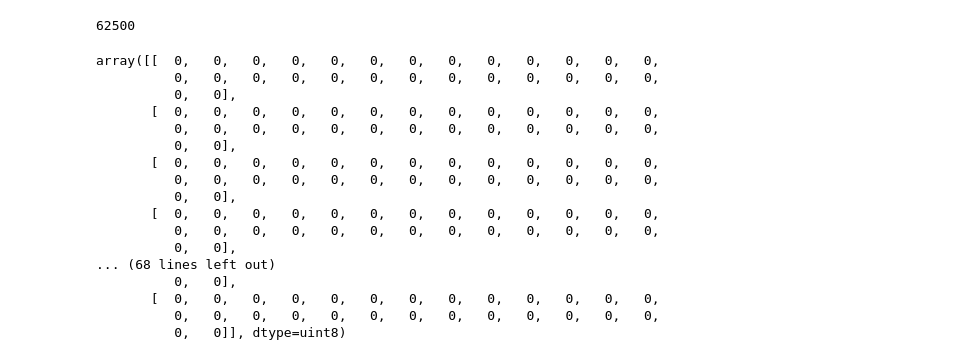
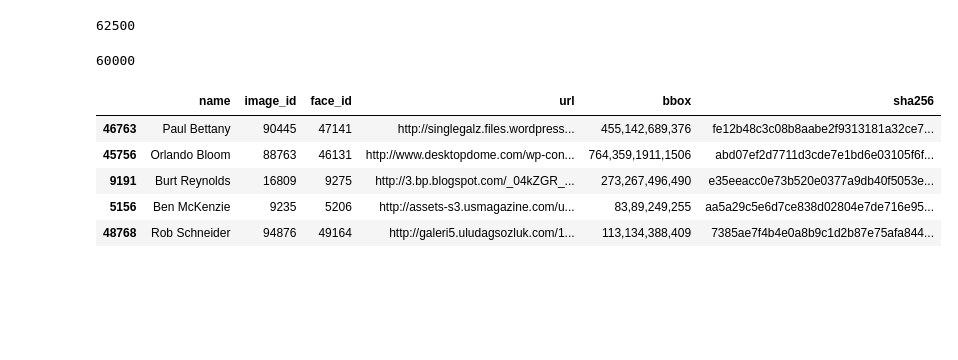
Before and after one commit to JSitter/Basic-Text-GAN, a Jupyter notebook: notebooks/Face GAN.ipynb, the cells around one changed output. Drawn from its saved outputs; the diff is of its cells as text; code cells hidden in the pictures; blank space fills up the shorter version.

```diff
--- a/notebooks/Face GAN.ipynb
+++ b/notebooks/Face GAN.ipynb
@@ -98,20 +171,18 @@ from keras.datasets import mnist
+# %%
+reX_train[0]
+reX_train.shape[0]
+# %% [output]
+60000
+# %%
+# Prepare Dataset
+
+X_train, X_test, y_train, y_test = train_test_split(df, df[['face_id']], test_size=0.33)
 # %%
-X_train[0]
+X_train.head()
 # %% [output]
-array([[  0,   0,   0,   0,   0,   0,   0,   0,   0,   0,   0,   0,   0,
-          0,   0,   0,   0,   0,   0,   0,   0,   0,   0,   0,   0,   0,
-          0,   0],
-       [  0,   0,   0,   0,   0,   0,   0,   0,   0,   0,   0,   0,   0,
-          0,   0,   0,   0,   0,   0,   0,   0,   0,   0,   0,   0,   0,
-          0,   0],
-       [  0,   0,   0,   0,   0,   0,   0,   0,   0,   0,   0,   0,   0,
-          0,   0,   0,   0,   0,   0,   0,   0,   0,   0,   0,   0,   0,
-          0,   0],
-       [  0,   0,   0,   0,   0,   0,   0,   0,   0,   0,   0,   0,   0,
-          0,   0,   0,   0,   0,   0,   0,   0,   0,   0,   0,   0,   0,
-          0,   0],
-... (68 lines left out)
-          0,   0],
-       [  0,   0,   0,   0,   0,   0,   0,   0,   0,   0,   0,   0,   0,
-          0,   0,   0,   0,   0,   0,   0,   0,   0,   0,   0,   0,   0,
-          0,   0]], dtype=uint8)
+|  | name | image_id | face_id | url | bbox | sha256 |
+| 46763 | Paul Bettany | 90445 | 47141 | http://singlegalz.files.wordpress... | 455,142,689,376 | fe12b48c3c08b8aabe2f9313181a32ce7... |
+| 45756 | Orlando Bloom | 88763 | 46131 | http://www.desktopdome.com/wp-con... | 764,359,1911,1506 | abd07ef2d7711d3cde7e1bd6e03105f6f... |
+| 9191 | Burt Reynolds | 16809 | 9275 | http://3.bp.blogspot.com/_04kZGR_... | 273,267,496,490 | e35eeacc0e73b520e0377a9db40f5053e... |
+| 5156 | Ben McKenzie | 9235 | 5206 | http://assets-s3.usmagazine.com/u... | 83,89,249,255 | aa5a29c5e6d7ce838d02804e7de716e95... |
+| 48768 | Rob Schneider | 94876 | 49164 | http://galeri5.uludagsozluk.com/1... | 113,134,388,409 | 7385ae7f4b4e0a8b9c1d2b87e75afa844... |
```
Also changed, not shown: parts of 22 cells of this notebook.
